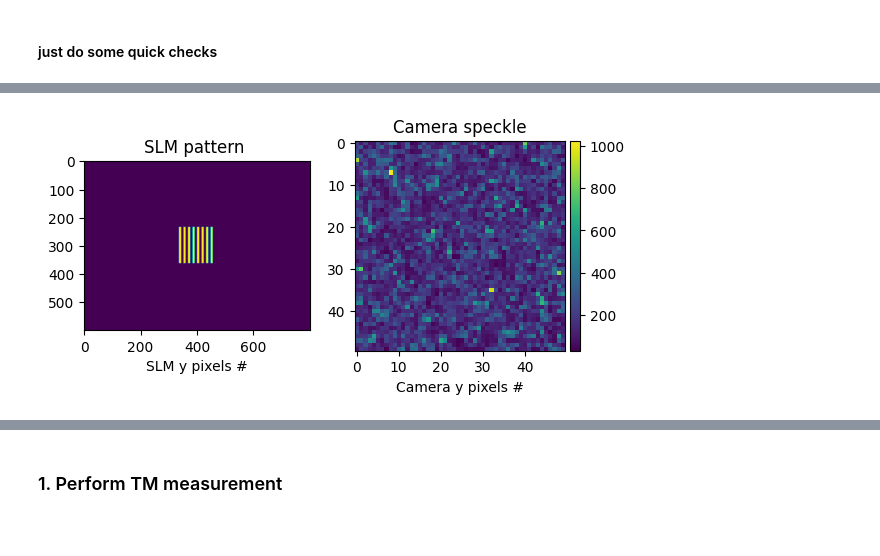
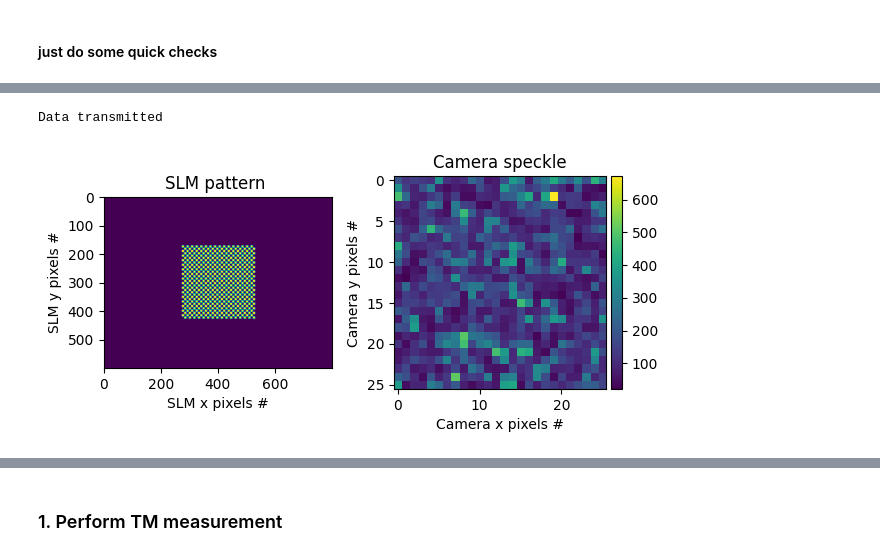
Before and after one commit to alextavern/slmoptim, a Jupyter notebook: notebooks/TM_measurement.ipynb, the cells around one changed output, grey strips where cells are left out. Saved outputs shown, nothing was run; the diff lists cells and outputs as text; code cells hidden in the pictures; blank space fills up the shorter version.

```diff
--- a/notebooks/TM_measurement.ipynb
+++ b/notebooks/TM_measurement.ipynb
@@ -44,0 +105,3 @@ path = '/home/optomeca/Dropbox/optomecAI/Py/SLM/deformation_correction_pattern/C
+# %%
+init = InitExperiment(roi_size, off, bins, exposure_time, gain, timeout)
+camera = init.init_cam()
@@ -44,0 +110,2 @@ path = '/home/optomeca/Dropbox/optomecAI/Py/SLM/deformation_correction_pattern/C
+# %%
+slm_raspPi = init.init_slm()
@@ -45 +126,8 @@ path = '/home/optomeca/Dropbox/optomecAI/Py/SLM/deformation_correction_pattern/C
+# %%
+init.close_cam()
+roi_size = 100
+off = (0, 0)
+bins = 4
+init = InitExperiment(roi_size, off, bins, exposure_time, gain, timeout)
+camera = init.init_cam()
 # %% [markdown]
@@ -51,4 +136,6 @@ pattern, frame = check((0, 1), order, mag, roi, bins, exposure_time, gain, timeo
-# %%
-pattern, frame = check((0, 1), order, mag, roi, bins, exposure_time, gain, timeout)
-# %% [output]
-[figure, removed]
+# %%
+pattern, frame = check(slm_raspPi, camera,
+                       num_in, (1, 1), slm_macropixel)
+# %% [output]
+Data transmitted
+[figure, added]
```
Also changed, not shown: parts of 39 cells of this notebook, 8 other files.
